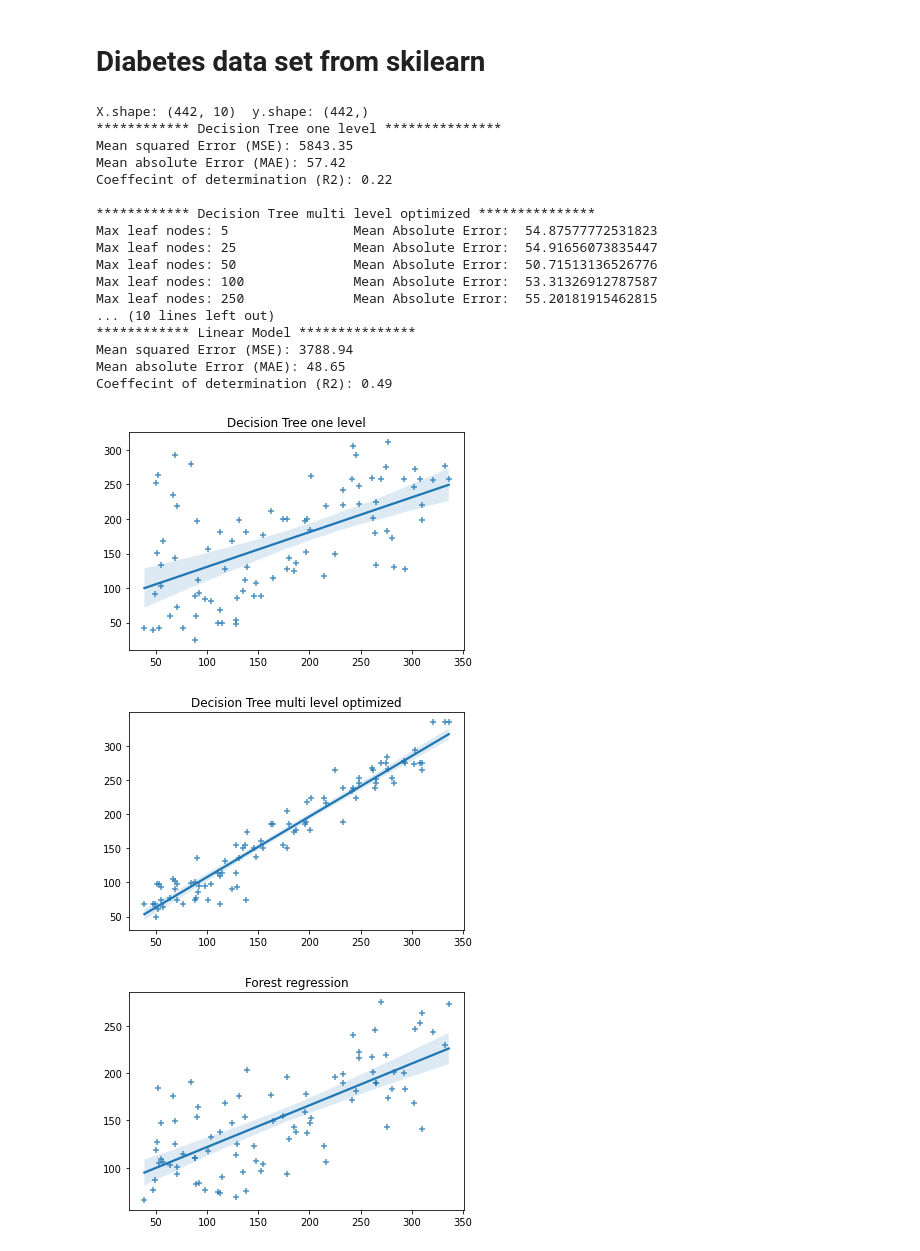
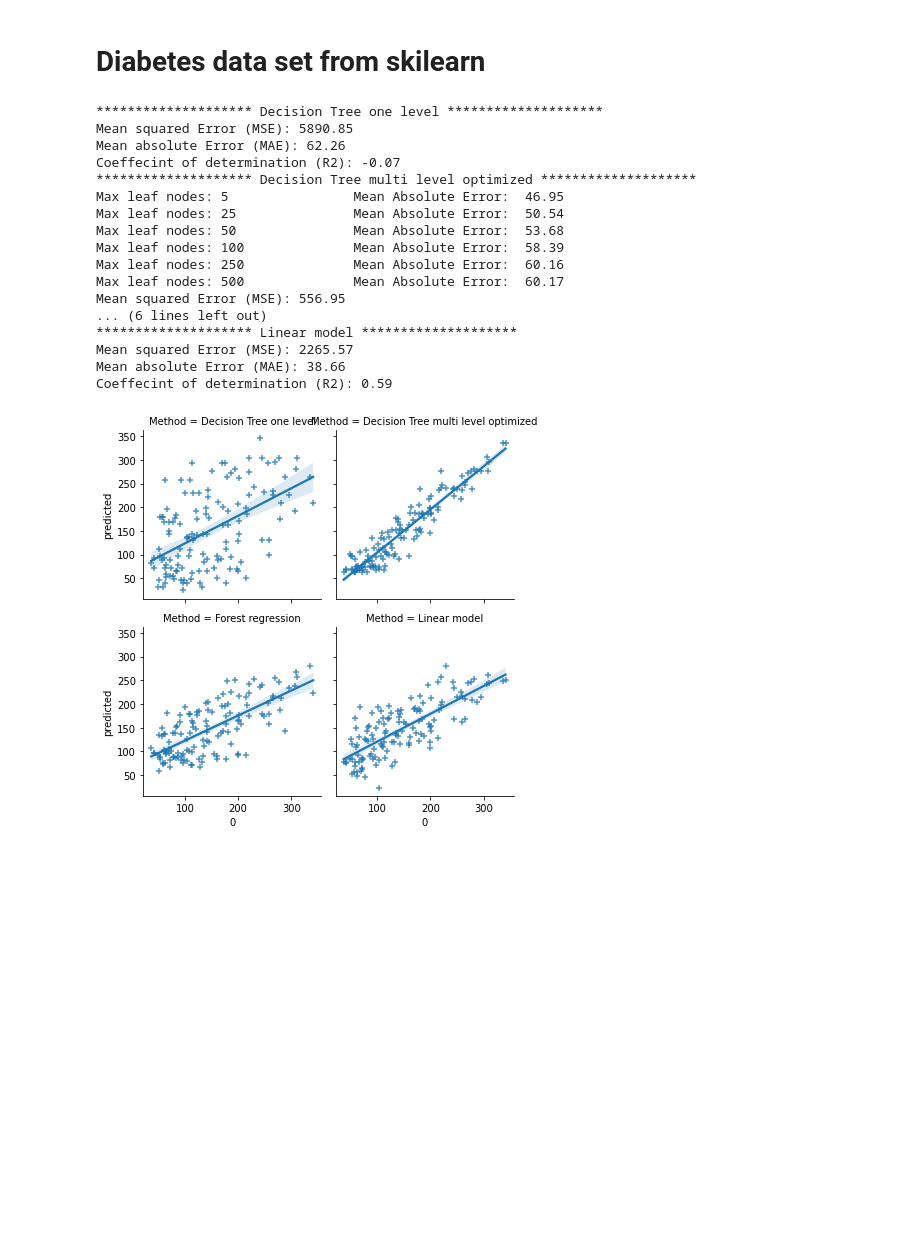
Before and after one commit to yjad/ML, a Jupyter notebook: sklearn_tes_1t.ipynb, the cells around one changed output. Drawn from its saved outputs; the diff is of its cells as text; code cells hidden in the pictures; blank space fills up the shorter version.

```diff
--- a/sklearn_tes_1t.ipynb
+++ b/sklearn_tes_1t.ipynb
@@ -25,7 +25,7 @@ def print_model_performance(model, y, prediction, reg_method_id):
     # p= sns.regplot(x=y, y=prediction, marker = '+')
     # p= p.set_title(reg_method[reg_method_id])
 # %%
-def reg_4_models(train_X, val_X, train_y, val_y, y_col):
+def reg_4_models(train_X, val_X, train_y, val_y):
     reg_fns = [reg_decision_tree_1,
                     reg_decision_tree_max_leaf,
                     use_forest_regression,
@@ -39,7 +39,9 @@ def reg_4_models(train_X, val_X, train_y, val_y, y_col):
         x['Method'] = reg_method[reg_model_id]
         all_reg = pd.concat([all_reg, x])
 
-    plt_one_graph(all_reg, y_col, 'Method')
+    all_reg.to_csv(r'.\\out\\all_reg.csv')
+    g = sns.FacetGrid(data=all_reg, col= 'Method', col_wrap=2)
+    g.map(sns.regplot, all_reg.columns[0], 'predicted',  marker = '+')
 # %%
 def plt_one_graph(df, pivot, y_col):
 
@@ -262,45 +194,32 @@ Coeffecint of determination (R2): 0.76
 # %%
 from sklearn import datasets
 
 # diabetes = datasets.load_diabetes(return_X_y=True)
 diabetes = datasets.load_diabetes()
 y = diabetes.target
 X = diabetes.data
 
 # Split into validation and training data
 # train_X, val_X, train_y, val_y = train_test_split(X, y, random_state=1)
-train_X, val_X, train_y, val_y = train_test_split(X, y, test_size =0.2)
+train_X, val_X, train_y, val_y = train_test_split(X, y, test_size =0.3, random_state=9)
 
-print ("X.shape:", X.shape, " y.shape:", y.shape)
-print ('************ Decision Tree one level ***************')
-reg_decision_tree_1(train_X, val_X, train_y, val_y)
-
-print ('\n************ Decision Tree multi level optimized ***************')
-reg_decision_tree_max_leaf(train_X, val_X, train_y, val_y)
-
-print ('\n************ User Forest model regression ***************')
-use_forest_regression(train_X, val_X, train_y, val_y)
-
-print ('\n************ Linear Model ***************')
-use_linear_model(train_X, val_X, train_y, val_y)
+reg_4_models(train_X, val_X, train_y, val_y)
 # %% [output]
-X.shape: (442, 10)  y.shape: (442,)
-************ Decision Tree one level ***************
-Mean squared Error (MSE): 5843.35
-Mean absolute Error (MAE): 57.42
-Coeffecint of determination (R2): 0.22
-
-************ Decision Tree multi level optimized ***************
-Max leaf nodes: 5                Mean Absolute Error:  54.87577772531823
-Max leaf nodes: 25               Mean Absolute Error:  54.91656073835447
-Max leaf nodes: 50               Mean Absolute Error:  50.71513136526776
-Max leaf nodes: 100              Mean Absolute Error:  53.31326912787587
-Max leaf nodes: 250              Mean Absolute Error:  55.20181915462815
-... (10 lines left out)
-************ Linear Model ***************
-Mean squared Error (MSE): 3788.94
-Mean absolute Error (MAE): 48.65
-Coeffecint of determination (R2): 0.49
+******************** Decision Tree one level ********************
+Mean squared Error (MSE): 5890.85
+Mean absolute Error (MAE): 62.26
+Coeffecint of determination (R2): -0.07
+******************** Decision Tree multi level optimized ********************
+Max leaf nodes: 5                Mean Absolute Error:  46.95
+Max leaf nodes: 25               Mean Absolute Error:  50.54
+Max leaf nodes: 50               Mean Absolute Error:  53.68
+Max leaf nodes: 100              Mean Absolute Error:  58.39
+Max leaf nodes: 250              Mean Absolute Error:  60.16
+Max leaf nodes: 500              Mean Absolute Error:  60.17
+Mean squared Error (MSE): 556.95
+... (6 lines left out)
+******************** Linear model ********************
+Mean squared Error (MSE): 2265.57
+Mean absolute Error (MAE): 38.66
+Coeffecint of determination (R2): 0.59
-[figure, old version]
+[figure, new version]
-[figure, removed]
-[figure, removed]
```
Also changed, not shown: parts of 9 cells of this notebook.
